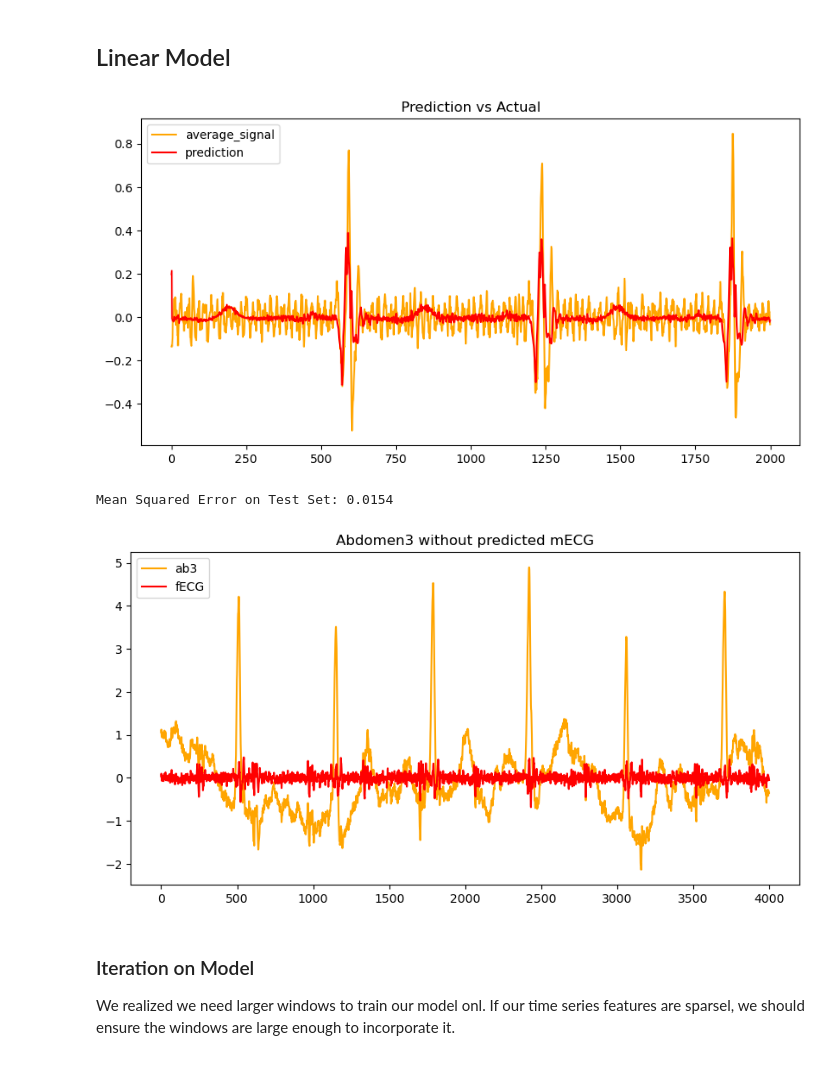
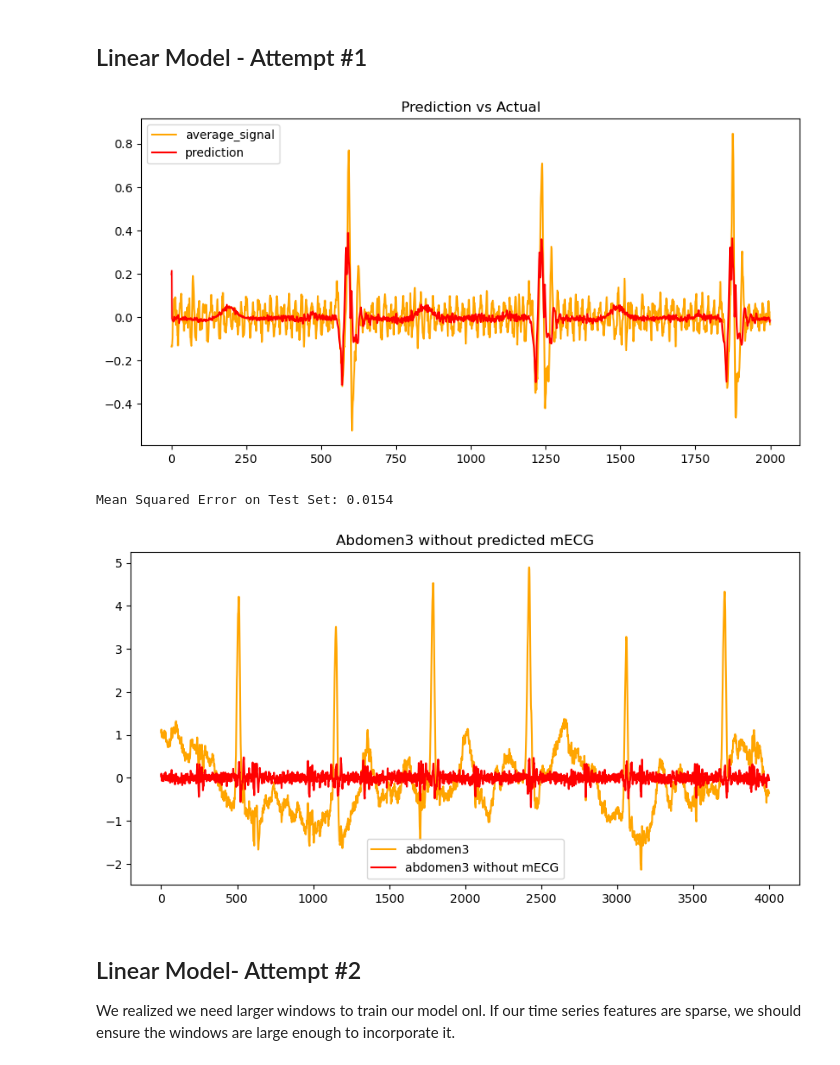
Before and after one commit to arasaniu/aml, a Jupyter notebook: src/main.ipynb, the cells around one changed output. Cells and saved outputs as stored; diff of their text form; code cells hidden in the pictures.

```diff
--- a/src/main.ipynb
+++ b/src/main.ipynb
@@ -49,8 +53,10 @@ abdomen1 = highpass_filter(abdomen1, cutoff_baseline_abdomen, fs, order=2)
 abdomen2 = highpass_filter(abdomen2, cutoff_baseline_abdomen, fs, order=2)
 abdomen3 = highpass_filter(abdomen3, cutoff_baseline_abdomen, fs, order=2)
 # %% [markdown]
-## Linear Model
+## Linear Model - Attempt #1
 # %%
+# NOTE: Aras, can you verify that the comments below is making sense with the code?
+# Reshape the data to be used in the linear model
 thorax1 = thorax1.reshape(-1, 1)
 thorax2 = thorax2.reshape(-1, 1)
 abdomen1 = abdomen1.reshape(-1, 1)
@@ -58,41 +64,44 @@ abdomen2 = abdomen2.reshape(-1, 1)
 abdomen3 = abdomen3.reshape(-1, 1)
 
 
-# Train linear model
+# Create lagged features for thorax1 and thorax2
 thorax1_lagged = create_lagged_features(thorax1)
 thorax2_lagged = create_lagged_features(thorax2)
 
+# Train linear model
 linear_model = train_linear_model(np.hstack((thorax1_lagged, thorax2_lagged)), (abdomen1 + abdomen2) / 2)
 
 
 # Predict using linear model
 linear_prediction = linear_model.predict(np.hstack((thorax2_lagged, thorax2_lagged))) # <- is thorax2 twice correct?
 
+# Show the average between abdomen1 and abdomen2 compared to predicted abdominal mECG
 plt.figure(figsize=(10,5))
 plt.plot((abdomen1[:2000] + abdomen2[:2000]) / 2, label='average_signal', color='orange')
 plt.plot(linear_prediction[:2000], label='prediction', color='red')
 plt.title("Prediction vs Actual")
 plt.legend()
 plt.show()
 
 # Measure performance
 mse = mean_squared_error(abdomen2, linear_prediction)
 print(f"Mean Squared Error on Test Set: {mse:.4f}")
 
+# Flatten the abdomen3 data to be used in the plot
 abdomen3_flattened_normalized = normalized_abdomen3.values.flatten()
 
-# Show abdomen3 - predicted abdominal mECG
+# Show abdomen3 compared to predicted abdomen3 without mECG
 plt.figure(figsize=(10,5))
-plt.plot(abdomen3_flattened_normalized[2000:6000], label='ab3', color='orange')
-plt.plot((abdomen3[:6000] - linear_prediction[:6000])[2000:6000], label='fECG', color='red')
+plt.plot(abdomen3_flattened_normalized[2000:6000], label='abdomen3', color='orange')
+plt.plot((abdomen3[:6000] - linear_prediction[:6000])[2000:6000], label='abdomen3 without mECG', color='red')
 plt.title("Abdomen3 without predicted mECG")
 plt.legend()
 plt.show()
 # %% [output]
 [figure]
 Mean Squared Error on Test Set: 0.0154
-[figure, old version]
+[figure, new version]
 # %% [markdown]
-### Iteration on Model
-We realized we need larger windows to train our model onl. If our time series features are sparsel, we should ensure the windows are large enough to incorporate it.
+## Linear Model- Attempt #2
+We realized we need larger windows to train our model onl. If our time series features are sparse, we should ensure the windows are large enough to incorporate it.
 # %%
```
Also changed, not shown: parts of 14 cells of this notebook, 1 other file.
